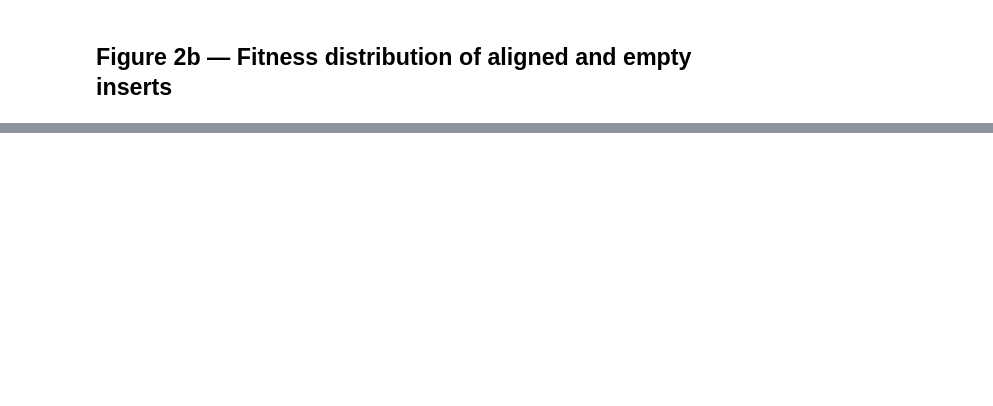
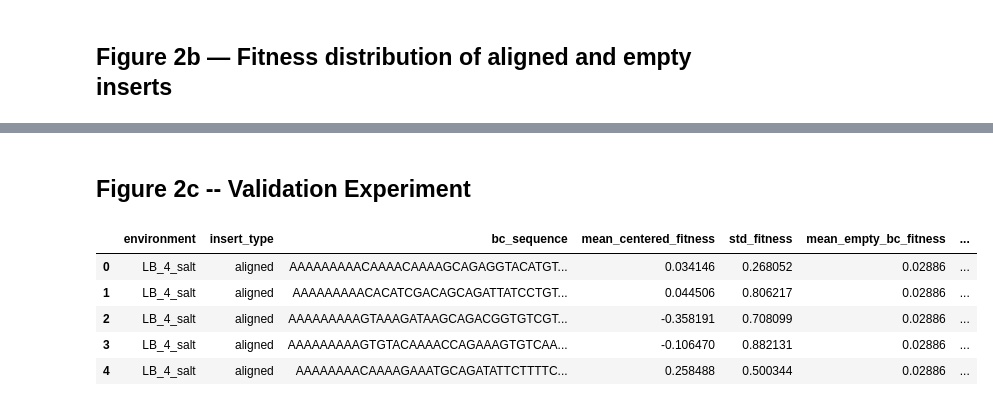
Before and after one commit to Pioneer-Research-Labs/11-genome-hgt-publication, a Jupyter notebook: figure_code/figure2.ipynb, the cells around one changed output, grey strips where cells are left out. Saved outputs shown, nothing was run; the diff lists cells and outputs as text; code cells hidden in the pictures; blank space fills up the shorter version.

```diff
--- a/figure_code/figure2.ipynb
+++ b/figure_code/figure2.ipynb
@@ -223,0 +262,11 @@ fig.savefig(RESULTS_DIR / "figure2b_insert_fitness_distribution.pdf", bbox_inche
+# %% [markdown]
+## Figure 2c -- Validation Experiment
+# %%
+bc_fitness_means.head()
+# %% [output]
+|  | environment | insert_type | bc_sequence | mean_centered_fitness | std_fitness | mean_empty_bc_fitness | ... |
+| 0 | LB_4_salt | aligned | AAAAAAAAACAAAACAAAAGCAGAGGTACATGT... | 0.034146 | 0.268052 | 0.02886 | ... |
+| 1 | LB_4_salt | aligned | AAAAAAAAACACATCGACAGCAGATTATCCTGT... | 0.044506 | 0.806217 | 0.02886 | ... |
+| 2 | LB_4_salt | aligned | AAAAAAAAAGTAAAGATAAGCAGACGGTGTCGT... | -0.358191 | 0.708099 | 0.02886 | ... |
+| 3 | LB_4_salt | aligned | AAAAAAAAAGTGTACAAAACCAGAAAGTGTCAA... | -0.106470 | 0.882131 | 0.02886 | ... |
+| 4 | LB_4_salt | aligned | AAAAAAAACAAAAGAAATGCAGATATTCTTTTC... | 0.258488 | 0.500344 | 0.02886 | ... |
```
Also changed, not shown: parts of 20 cells of this notebook, 6 other files.
